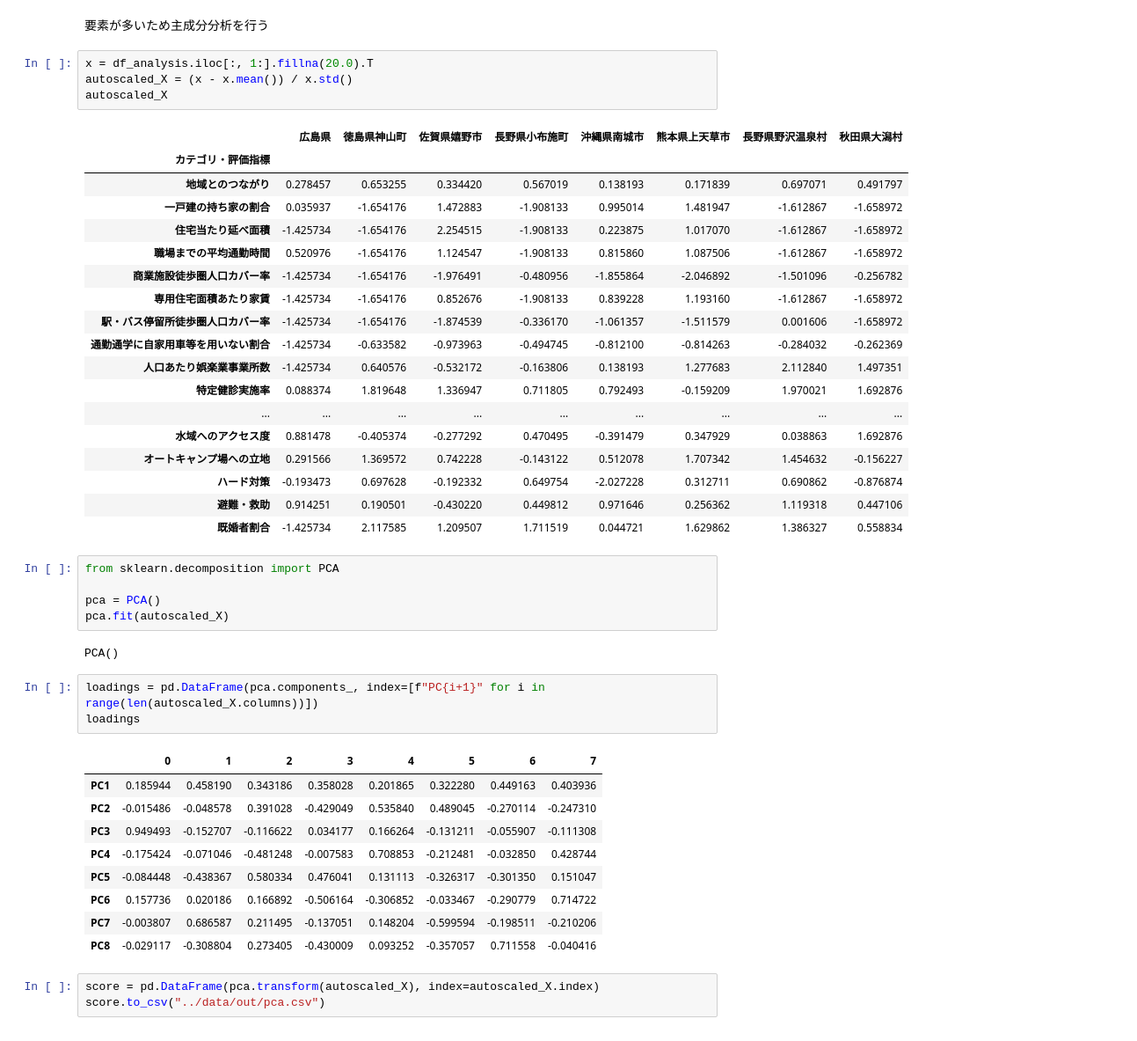
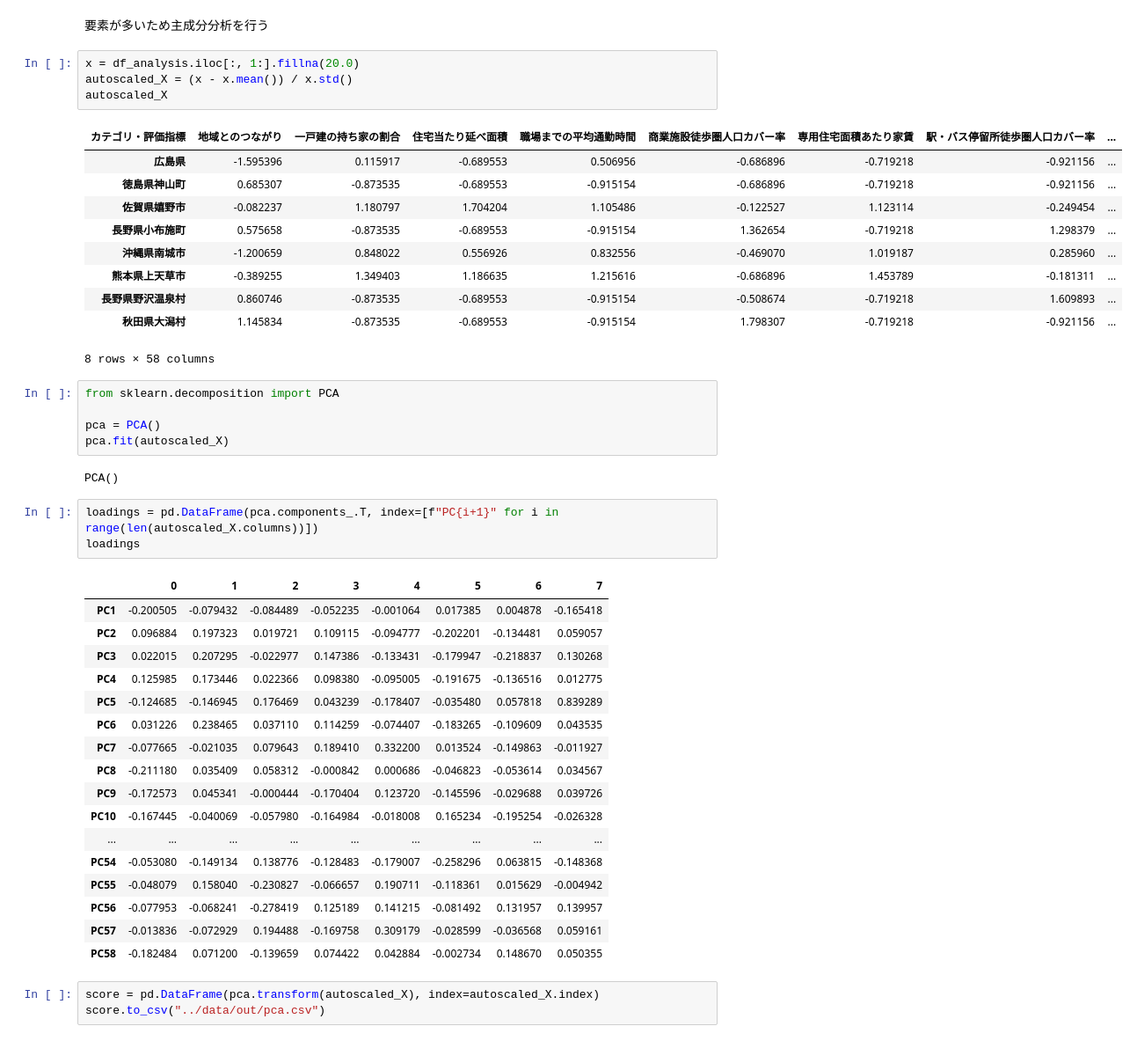
Before and after one commit to GuitarBuilderClass/census-of-people, a Jupyter notebook: notebooks/well_being_analysis.ipynb, the cells around one changed output. Shown at 88% size. Drawn from its saved outputs; the diff is of its cells as text.

```diff
--- a/notebooks/well_being_analysis.ipynb
+++ b/notebooks/well_being_analysis.ipynb
@@ -380,28 +380,20 @@ plt.show()
 # %% [markdown]
 要素が多いため主成分分析を行う
 # %%
-x = df_analysis.iloc[:, 1:].fillna(20.0).T
+x = df_analysis.iloc[:, 1:].fillna(20.0)
 autoscaled_X = (x - x.mean()) / x.std()
 autoscaled_X
 # %% [output]
-|  | 広島県 | 徳島県神山町 | 佐賀県嬉野市 | 長野県小布施町 | 沖縄県南城市 | 熊本県上天草市 | 長野県野沢温泉村 | 秋田県大潟村 |
-| カテゴリ・評価指標 |  |  |  |  |  |  |  |  |
-| 地域とのつながり | 0.278457 | 0.653255 | 0.334420 | 0.567019 | 0.138193 | 0.171839 | 0.697071 | 0.491797 |
-| 一戸建の持ち家の割合 | 0.035937 | -1.654176 | 1.472883 | -1.908133 | 0.995014 | 1.481947 | -1.612867 | -1.658972 |
-| 住宅当たり延べ面積 | -1.425734 | -1.654176 | 2.254515 | -1.908133 | 0.223875 | 1.017070 | -1.612867 | -1.658972 |
-| 職場までの平均通勤時間 | 0.520976 | -1.654176 | 1.124547 | -1.908133 | 0.815860 | 1.087506 | -1.612867 | -1.658972 |
-| 商業施設徒歩圏人口カバー率 | -1.425734 | -1.654176 | -1.976491 | -0.480956 | -1.855864 | -2.046892 | -1.501096 | -0.256782 |
-| 専用住宅面積あたり家賃 | -1.425734 | -1.654176 | 0.852676 | -1.908133 | 0.839228 | 1.193160 | -1.612867 | -1.658972 |
-| 駅・バス停留所徒歩圏人口カバー率 | -1.425734 | -1.654176 | -1.874539 | -0.336170 | -1.061357 | -1.511579 | 0.001606 | -1.658972 |
-| 通勤通学に自家用車等を用いない割合 | -1.425734 | -0.633582 | -0.973963 | -0.494745 | -0.812100 | -0.814263 | -0.284032 | -0.262369 |
-| 人口あたり娯楽業事業所数 | -1.425734 | 0.640576 | -0.532172 | -0.163806 | 0.138193 | 1.277683 | 2.112840 | 1.497351 |
-| 特定健診実施率 | 0.088374 | 1.819648 | 1.336947 | 0.711805 | 0.792493 | -0.159209 | 1.970021 | 1.692876 |
-| ... | ... | ... | ... | ... | ... | ... | ... | ... |
-| 水域へのアクセス度 | 0.881478 | -0.405374 | -0.277292 | 0.470495 | -0.391479 | 0.347929 | 0.038863 | 1.692876 |
-| オートキャンプ場への立地 | 0.291566 | 1.369572 | 0.742228 | -0.143122 | 0.512078 | 1.707342 | 1.454632 | -0.156227 |
-| ハード対策 | -0.193473 | 0.697628 | -0.192332 | 0.649754 | -2.027228 | 0.312711 | 0.690862 | -0.876874 |
-| 避難・救助 | 0.914251 | 0.190501 | -0.430220 | 0.449812 | 0.971646 | 0.256362 | 1.119318 | 0.447106 |
-| 既婚者割合 | -1.425734 | 2.117585 | 1.209507 | 1.711519 | 0.044721 | 1.629862 | 1.386327 | 0.558834 |
+| カテゴリ・評価指標 | 地域とのつながり | 一戸建の持ち家の割合 | 住宅当たり延べ面積 | 職場までの平均通勤時間 | 商業施設徒歩圏人口カバー率 | 専用住宅面積あたり家賃 | 駅・バス停留所徒歩圏人口カバー率 | ... |
+| 広島県 | -1.595396 | 0.115917 | -0.689553 | 0.506956 | -0.686896 | -0.719218 | -0.921156 | ... |
+| 徳島県神山町 | 0.685307 | -0.873535 | -0.689553 | -0.915154 | -0.686896 | -0.719218 | -0.921156 | ... |
+| 佐賀県嬉野市 | -0.082237 | 1.180797 | 1.704204 | 1.105486 | -0.122527 | 1.123114 | -0.249454 | ... |
+| 長野県小布施町 | 0.575658 | -0.873535 | -0.689553 | -0.915154 | 1.362654 | -0.719218 | 1.298379 | ... |
+| 沖縄県南城市 | -1.200659 | 0.848022 | 0.556926 | 0.832556 | -0.469070 | 1.019187 | 0.285960 | ... |
+| 熊本県上天草市 | -0.389255 | 1.349403 | 1.186635 | 1.215616 | -0.686896 | 1.453789 | -0.181311 | ... |
+| 長野県野沢温泉村 | 0.860746 | -0.873535 | -0.689553 | -0.915154 | -0.508674 | -0.719218 | 1.609893 | ... |
+| 秋田県大潟村 | 1.145834 | -0.873535 | -0.689553 | -0.915154 | 1.798307 | -0.719218 | -0.921156 | ... |
+8 rows × 58 columns
 # %%
 from sklearn.decomposition import PCA
 
@@ -410,18 +402,26 @@ pca.fit(autoscaled_X)
 # %% [output]
 PCA()
 # %%
-loadings = pd.DataFrame(pca.components_, index=[f"PC{i+1}" for i in range(len(autoscaled_X.columns))])
+loadings = pd.DataFrame(pca.components_.T, index=[f"PC{i+1}" for i in range(len(autoscaled_X.columns))])
 loadings
 # %% [output]
 |  | 0 | 1 | 2 | 3 | 4 | 5 | 6 | 7 |
-| PC1 | 0.185944 | 0.458190 | 0.343186 | 0.358028 | 0.201865 | 0.322280 | 0.449163 | 0.403936 |
-| PC2 | -0.015486 | -0.048578 | 0.391028 | -0.429049 | 0.535840 | 0.489045 | -0.270114 | -0.247310 |
-| PC3 | 0.949493 | -0.152707 | -0.116622 | 0.034177 | 0.166264 | -0.131211 | -0.055907 | -0.111308 |
-| PC4 | -0.175424 | -0.071046 | -0.481248 | -0.007583 | 0.708853 | -0.212481 | -0.032850 | 0.428744 |
-| PC5 | -0.084448 | -0.438367 | 0.580334 | 0.476041 | 0.131113 | -0.326317 | -0.301350 | 0.151047 |
-| PC6 | 0.157736 | 0.020186 | 0.166892 | -0.506164 | -0.306852 | -0.033467 | -0.290779 | 0.714722 |
-| PC7 | -0.003807 | 0.686587 | 0.211495 | -0.137051 | 0.148204 | -0.599594 | -0.198511 | -0.210206 |
-| PC8 | -0.029117 | -0.308804 | 0.273405 | -0.430009 | 0.093252 | -0.357057 | 0.711558 | -0.040416 |
+| PC1 | -0.200505 | -0.079432 | -0.084489 | -0.052235 | -0.001064 | 0.017385 | 0.004878 | -0.165418 |
+| PC2 | 0.096884 | 0.197323 | 0.019721 | 0.109115 | -0.094777 | -0.202201 | -0.134481 | 0.059057 |
+| PC3 | 0.022015 | 0.207295 | -0.022977 | 0.147386 | -0.133431 | -0.179947 | -0.218837 | 0.130268 |
+| PC4 | 0.125985 | 0.173446 | 0.022366 | 0.098380 | -0.095005 | -0.191675 | -0.136516 | 0.012775 |
+| PC5 | -0.124685 | -0.146945 | 0.176469 | 0.043239 | -0.178407 | -0.035480 | 0.057818 | 0.839289 |
+| PC6 | 0.031226 | 0.238465 | 0.037110 | 0.114259 | -0.074407 | -0.183265 | -0.109609 | 0.043535 |
+| PC7 | -0.077665 | -0.021035 | 0.079643 | 0.189410 | 0.332200 | 0.013524 | -0.149863 | -0.011927 |
+| PC8 | -0.211180 | 0.035409 | 0.058312 | -0.000842 | 0.000686 | -0.046823 | -0.053614 | 0.034567 |
+| PC9 | -0.172573 | 0.045341 | -0.000444 | -0.170404 | 0.123720 | -0.145596 | -0.029688 | 0.039726 |
+| PC10 | -0.167445 | -0.040069 | -0.057980 | -0.164984 | -0.018008 | 0.165234 | -0.195254 | -0.026328 |
+| ... | ... | ... | ... | ... | ... | ... | ... | ... |
+| PC54 | -0.053080 | -0.149134 | 0.138776 | -0.128483 | -0.179007 | -0.258296 | 0.063815 | -0.148368 |
+| PC55 | -0.048079 | 0.158040 | -0.230827 | -0.066657 | 0.190711 | -0.118361 | 0.015629 | -0.004942 |
+| PC56 | -0.077953 | -0.068241 | -0.278419 | 0.125189 | 0.141215 | -0.081492 | 0.131957 | 0.139957 |
+| PC57 | -0.013836 | -0.072929 | 0.194488 | -0.169758 | 0.309179 | -0.028599 | -0.036568 | 0.059161 |
+| PC58 | -0.182484 | 0.071200 | -0.139659 | 0.074422 | 0.042884 | -0.002734 | 0.148670 | 0.050355 |
 # %%
 score = pd.DataFrame(pca.transform(autoscaled_X), index=autoscaled_X.index)
 score.to_csv("../data/out/pca.csv")
```
Also changed, not shown: parts of 1 cell of this notebook, 1 other file.
